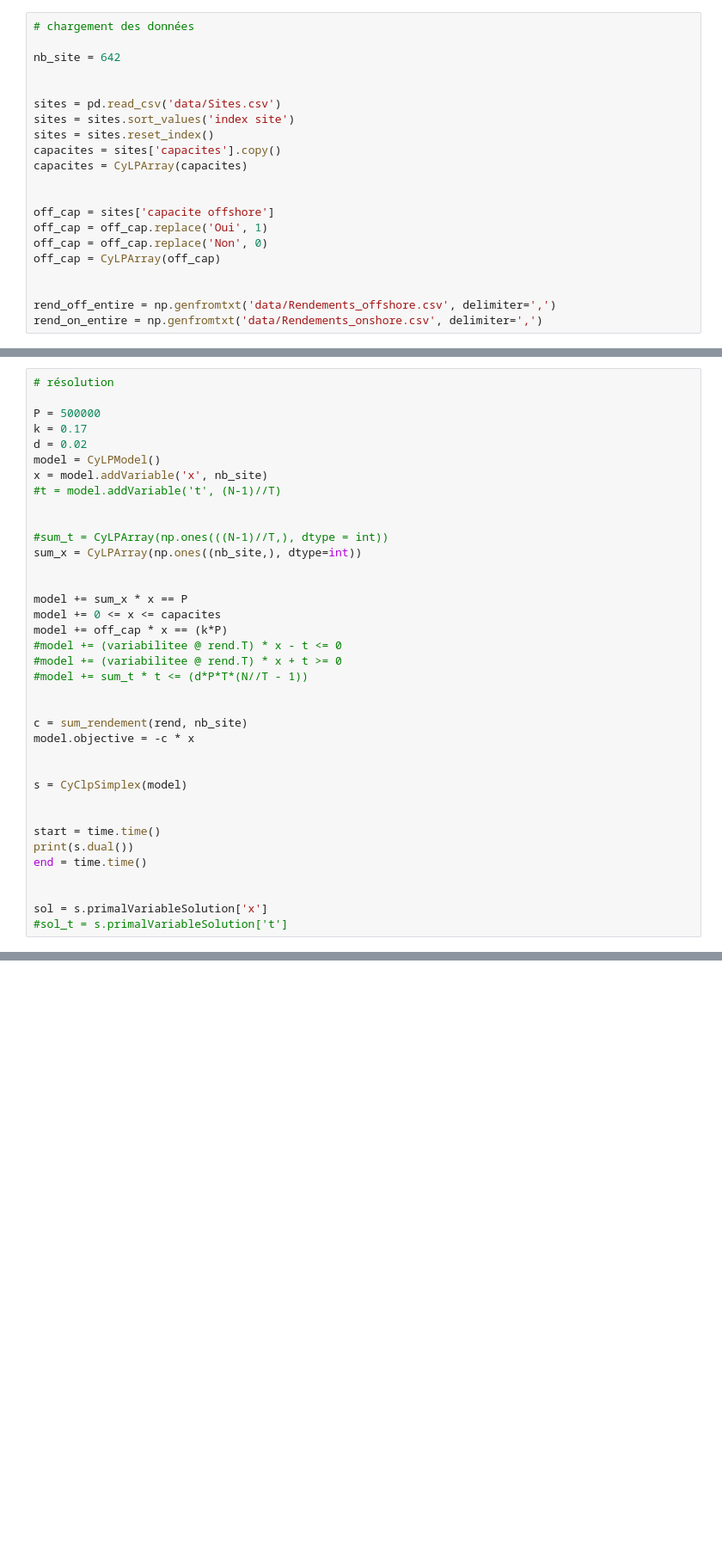
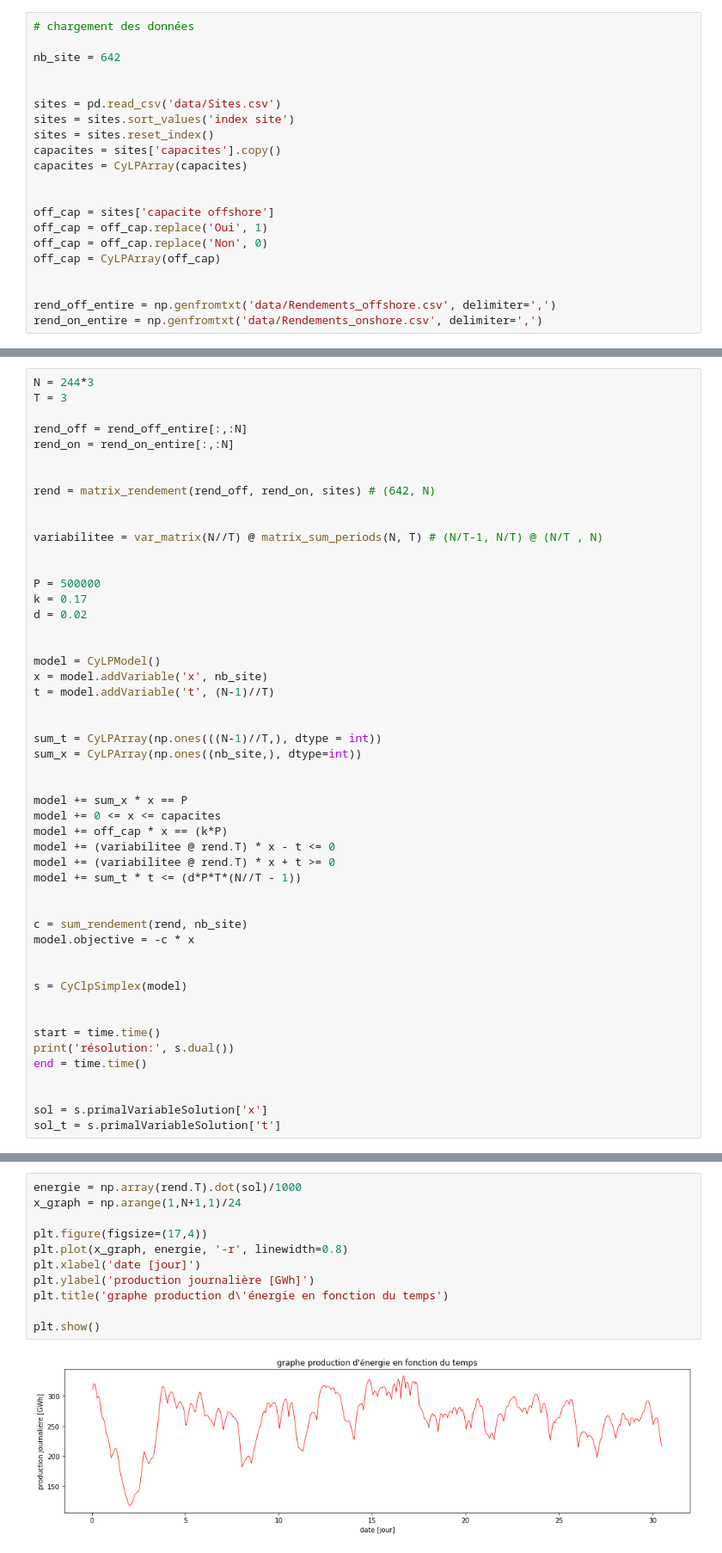
Before and after one commit to Zepp176/Projet_optimisation, a Jupyter notebook: Rapport-propre.ipynb, the cells around one changed output, grey strips where cells are left out. Shown at 86% size. Cells and saved outputs as stored; diff of their text form; blank space fills up the shorter version.

```diff
--- a/Rapport-propre.ipynb
+++ b/Rapport-propre.ipynb
@@ -198,24 +189,37 @@ variabilitee = var_matrix(N//T) @ matrix_sum_periods(N, T) # (N/T-1, N/T) @ (N/T
 # %%
-# résolution
+N = 244*3
+T = 3
+
+rend_off = rend_off_entire[:,:N]
+rend_on = rend_on_entire[:,:N]
+
+
+rend = matrix_rendement(rend_off, rend_on, sites) # (642, N)
+
+
+variabilitee = var_matrix(N//T) @ matrix_sum_periods(N, T) # (N/T-1, N/T) @ (N/T , N)
+
 
 P = 500000
 k = 0.17
 d = 0.02
+
+
 model = CyLPModel()
 x = model.addVariable('x', nb_site)
-#t = model.addVariable('t', (N-1)//T)
+t = model.addVariable('t', (N-1)//T)
 
 
-#sum_t = CyLPArray(np.ones(((N-1)//T,), dtype = int))
+sum_t = CyLPArray(np.ones(((N-1)//T,), dtype = int))
 sum_x = CyLPArray(np.ones((nb_site,), dtype=int))
 
 
 model += sum_x * x == P
 model += 0 <= x <= capacites
 model += off_cap * x == (k*P)
-#model += (variabilitee @ rend.T) * x - t <= 0
-#model += (variabilitee @ rend.T) * x + t >= 0
-#model += sum_t * t <= (d*P*T*(N//T - 1))
+model += (variabilitee @ rend.T) * x - t <= 0
+model += (variabilitee @ rend.T) * x + t >= 0
+model += sum_t * t <= (d*P*T*(N//T - 1))
 
 
 c = sum_rendement(rend, nb_site)
@@ -226,10 +230,10 @@ s = CyClpSimplex(model)
 
 
 start = time.time()
-print(s.dual())
+print('résolution:', s.dual())
 end = time.time()
 
 
 sol = s.primalVariableSolution['x']
-#sol_t = s.primalVariableSolution['t']
+sol_t = s.primalVariableSolution['t']
 # %% [output]
@@ -270,0 +299,13 @@ Temps de résolution: 0 min 0.002 sec
+# %%
+energie = np.array(rend.T).dot(sol)/1000
+x_graph = np.arange(1,N+1,1)/24
+
+plt.figure(figsize=(17,4))
+plt.plot(x_graph, energie, '-r', linewidth=0.8)
+plt.xlabel('date [jour]')
+plt.ylabel('production journalière [GWh]')
+plt.title('graphe production d\'énergie en fonction du temps')
+
+plt.show()
+# %% [output]
+[figure, added]
```
Also changed, not shown: parts of 11 cells of this notebook.
